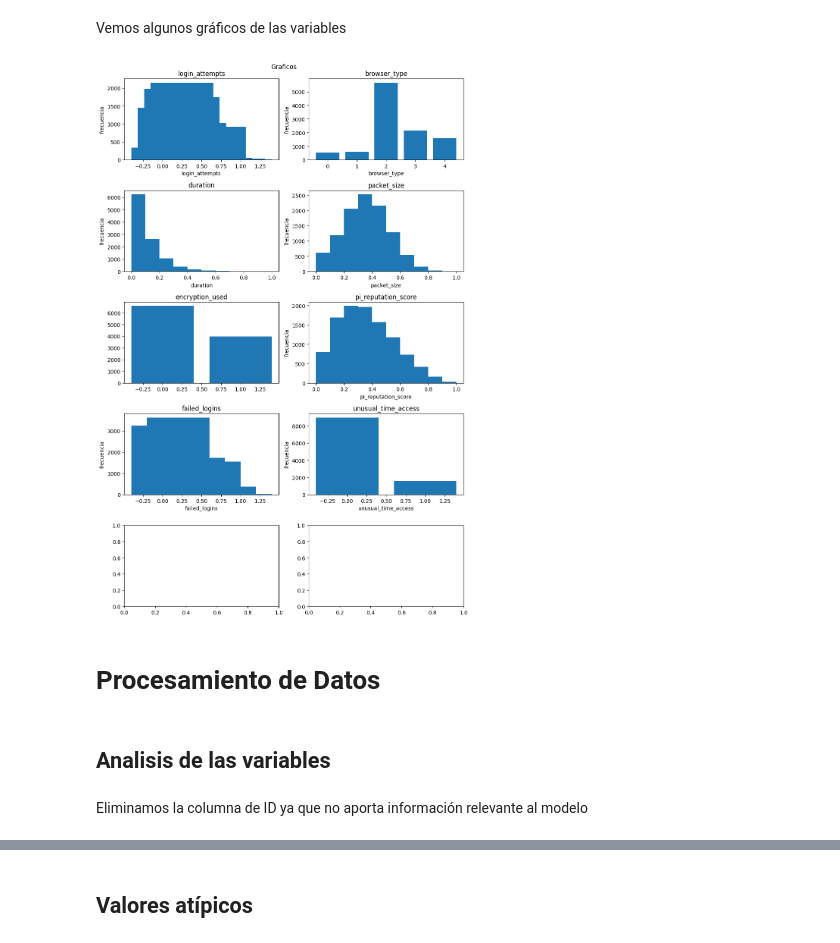
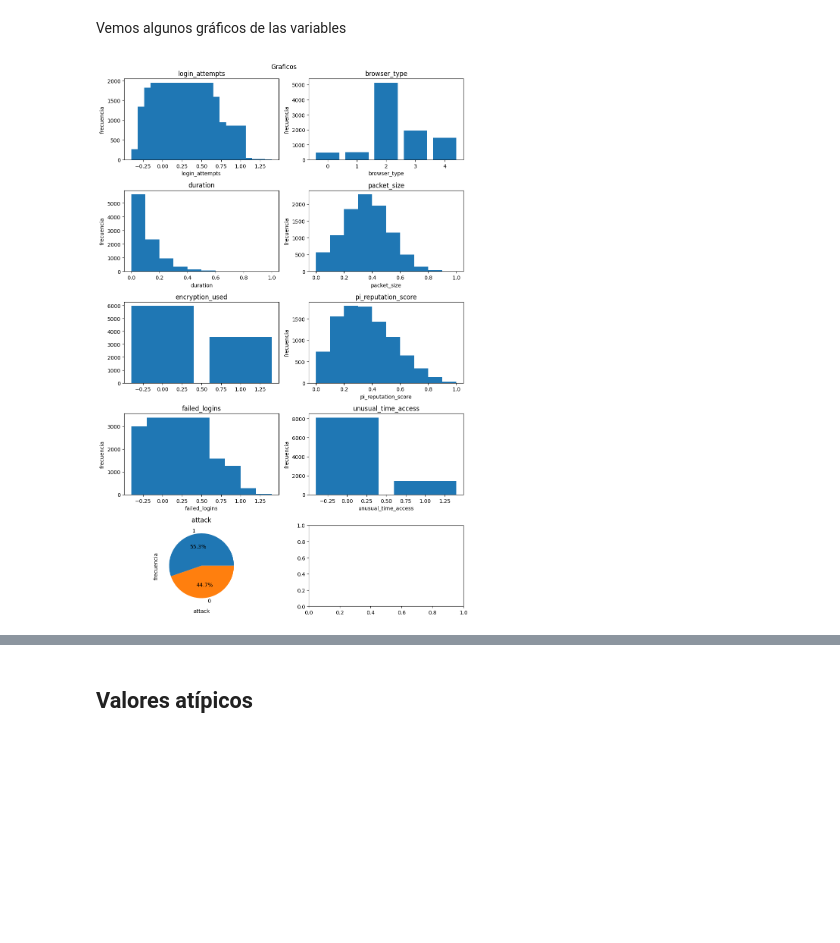
Before and after one commit to GNMoyano/InteligenciaArtificial, a Jupyter notebook: Limpieza_Datos_Cr-2.ipynb, the cells around one changed output, grey strips where cells are left out. Saved outputs shown, nothing was run; the diff lists cells and outputs as text; code cells hidden in the pictures; blank space fills up the shorter version.

Commit message:
Hecho el trabajo previo con el set de datos, queda hacer la parte de IA

```diff
--- a/Limpieza_Datos_Cr-2.ipynb
+++ b/Limpieza_Datos_Cr-2.ipynb
@@ -24,0 +12,12 @@ df.head()
+# %%
+#Leemos el conjuntos de datos
+str1 = pd.read_csv('str_1.csv', delimiter=';')
+str2 = pd.read_csv('str_2.csv', delimiter=';')
+df = pd.read_csv('data_1.csv', delimiter=';')
+# Unimos los conjuntos de datos y realizamos modificaciones
+df = df.drop('Unnamed: 0', axis=1)
+df['attack'] = pd.concat([str1['attack'], str2['attack']], ignore_index=True)
+df = df.dropna()
+le = LabelEncoder()
+df['attack'] = le.fit_transform(df['attack'])
+df
@@ -33,8 +44,6 @@ Realizamos un análisis inicial viendo:
 *   etc
 # %%
 # Vemos información sobre el dataset
-# Para transformar 'duration' en float64
-df['duration'] = pd.to_numeric(df['duration'], errors='coerce')
 df.info()
 # %% [output]
 <class 'pandas.core.frame.DataFrame'>
@@ -165,39 +165,33 @@ ax[2,0].bar(df.encryption_used.unique(), df.encryption_used.value_counts())
 ax[2,0].set_title('encryption_used')
 
 
 # Columna 'pi_reputation_score'
 ax[2,1].hist(df.ip_reputation_score)
 ax[2,1].set_title('pi_reputation_score')
 ax[2,1].set_xlabel('pi_reputation_score')
 ax[2,1].set_ylabel('frecuencia')
 
 # Columna 'failed_logins'
 ax[3,0].bar(df.failed_logins.unique(), df.failed_logins.value_counts())
 ax[3,0].set_title('failed_logins')
 ax[3,0].set_xlabel('failed_logins')
 ax[3,0].set_ylabel('frecuencia')
 
 # Columna 'unusual_time_access'
 ax[3,1].bar(df.unusual_time_access.unique(), df.unusual_time_access.value_counts())
 ax[3,1].set_title('unusual_time_access')
 ax[3,1].set_xlabel('unusual_time_access')
 ax[3,1].set_ylabel('frecuencia')
 
-''' No hay columna attack?
+
 # Columna 'attack'
 ax[4,0].pie(df.attack.value_counts(), labels=df.attack.unique(), autopct='%1.1f%%')
 ax[4,0].set_title('attack')
 ax[4,0].set_xlabel('attack')
 ax[4,0].set_ylabel('frecuencia')
-'''
+
 
 plt.tight_layout()
 plt.show()
 # %% [output]
-[figure, old version]
+[figure, new version]
-# %% [markdown]
-# Procesamiento de Datos
-# %% [markdown]
-## Analisis de las variables
-# %% [markdown]
-Eliminamos la columna de ID ya que no aporta información relevante al modelo
```
Also changed, not shown: parts of 20 cells of this notebook, 1 other file.
